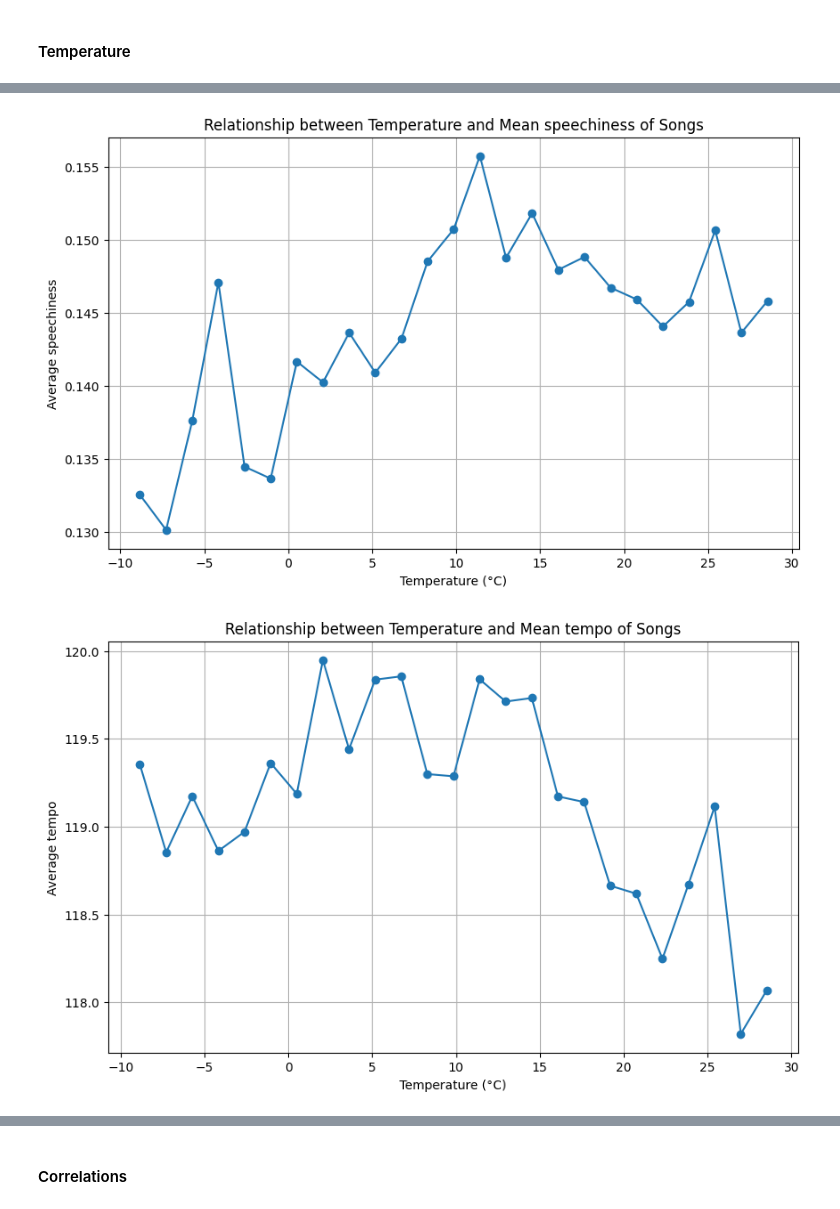
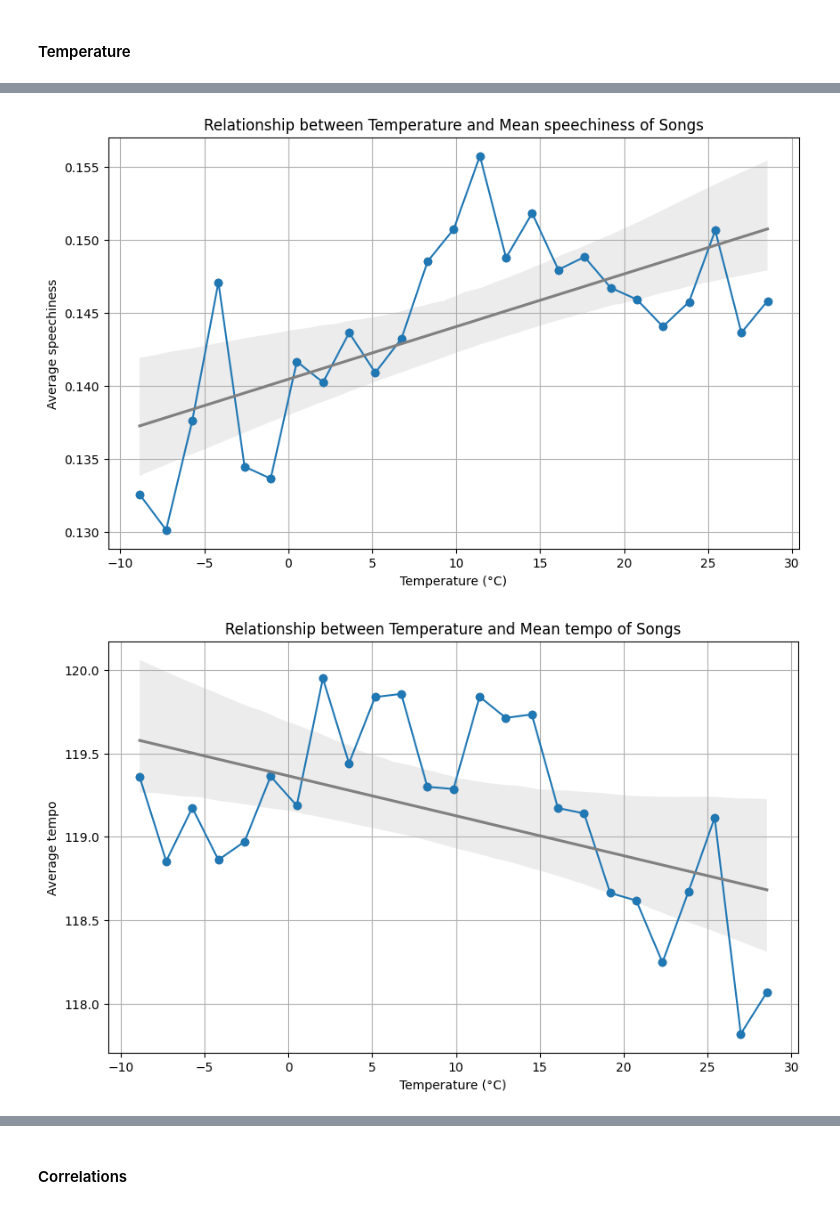
Before and after one commit to quicktus/2023-amse, a Jupyter notebook: exploration.ipynb, the cells around one changed output, grey strips where cells are left out. Drawn from its saved outputs; the diff is of its cells as text; code cells hidden in the pictures.

```diff
--- a/exploration.ipynb
+++ b/exploration.ipynb
@@ -296,10 +296,11 @@ avg_celsius_values = [(bin.left + bin.right) / 2 for bin in bins]
 # print(f"Bin Counts:\n{bin_counts}")
 
 for var in x_vars:
-    mean_valence_df = merged_df.groupby("temperature_bin")[var].mean().reset_index()
-    # Plot the relationship between temperature and mean valence
+    mean_feature_val_df = merged_df.groupby("temperature_bin")[var].mean().reset_index()
+    # Plot the relationship between temperature and mean feature value
     plt.figure(figsize=(10, 6))
-    plt.plot(avg_celsius_values, mean_valence_df[var], marker="o")
+    plt.plot(avg_celsius_values, mean_feature_val_df[var], marker="o")
+    sns.regplot(x=avg_celsius_values, y=mean_feature_val_df[var], marker="o", color="gray")
     plt.xlabel("Temperature (°C)")
     plt.ylabel(f"Average {var}")
     plt.title(f"Relationship between Temperature and Mean {var} of Songs")
@@ -316,2 +317,2 @@ for var in x_vars:
-[figure, old version]
+[figure, new version]
-[figure, old version]
+[figure, new version]
```
Also changed, not shown: parts of 1 cell of this notebook.
